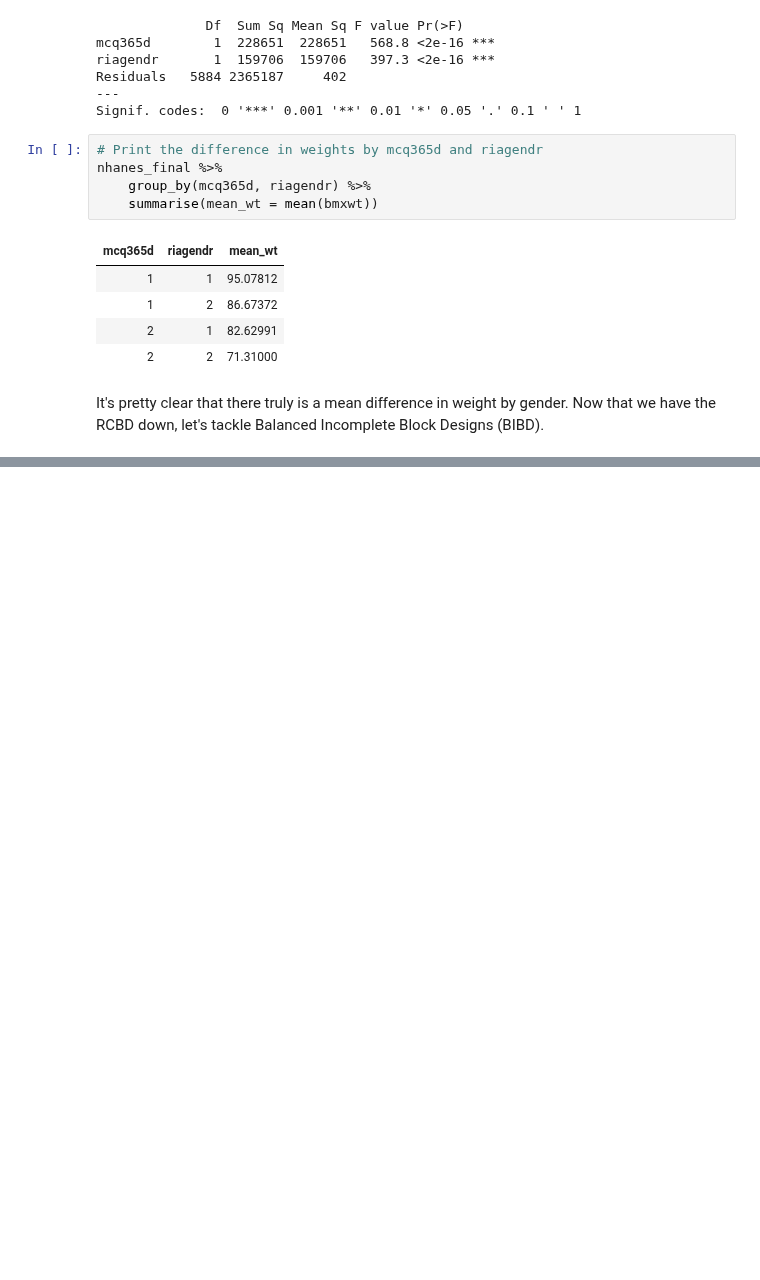
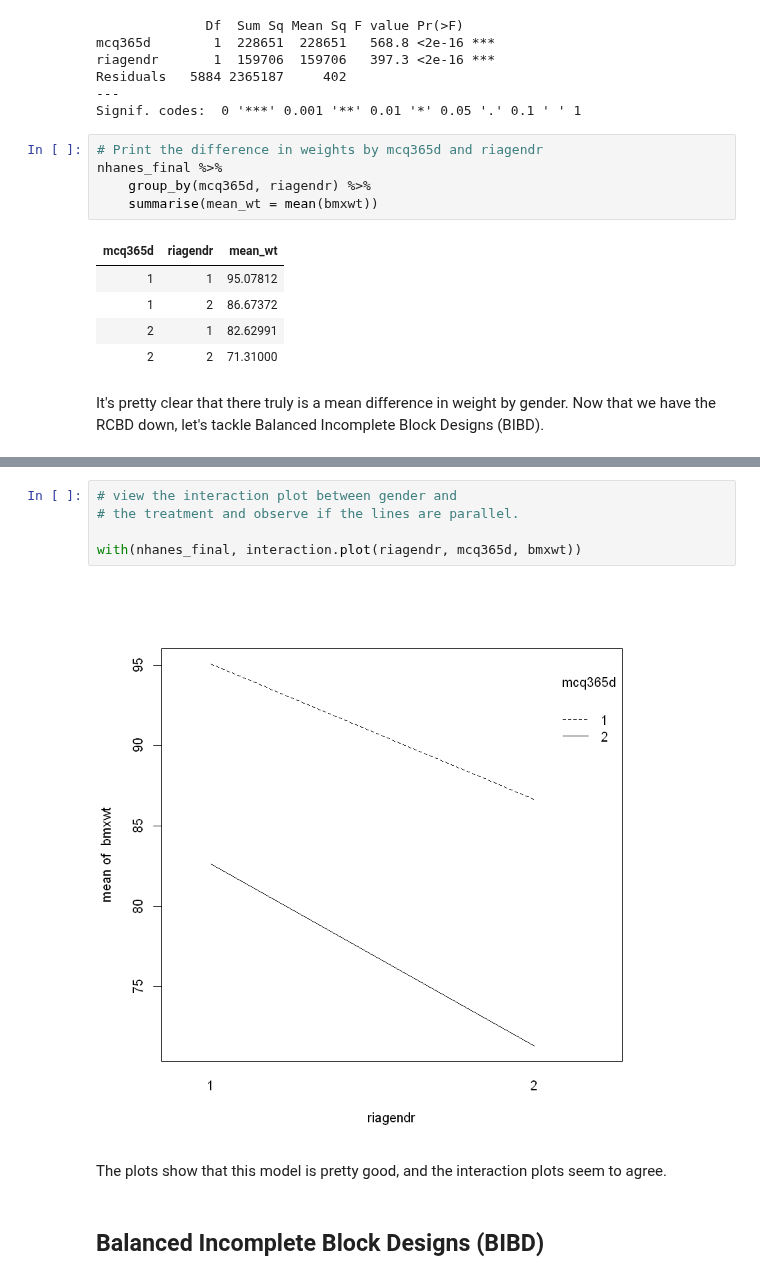
Before and after one commit to iamjz/R-Data, a Jupyter notebook: Design of Experiments.ipynb, the cells around one changed output, grey strips where cells are left out. Drawn from its saved outputs; the diff is of its cells as text; blank space fills up the shorter version.

```diff
--- a/Design of Experiments.ipynb
+++ b/Design of Experiments.ipynb
@@ -1735,0 +1747,11 @@ The nhanes_rcbd model object from the last exercise has been loaded for you. Exa
+# %%
+# view the interaction plot between gender and
+# the treatment and observe if the lines are parallel.
+
+with(nhanes_final, interaction.plot(riagendr, mcq365d, bmxwt))
+# %% [output]
+[figure, added]
+# %% [markdown]
+The plots show that this model is pretty good, and the interaction plots seem to agree.
+# %% [markdown]
+## Balanced Incomplete Block Designs (BIBD)
```
Also changed, not shown: parts of 3 cells of this notebook.
